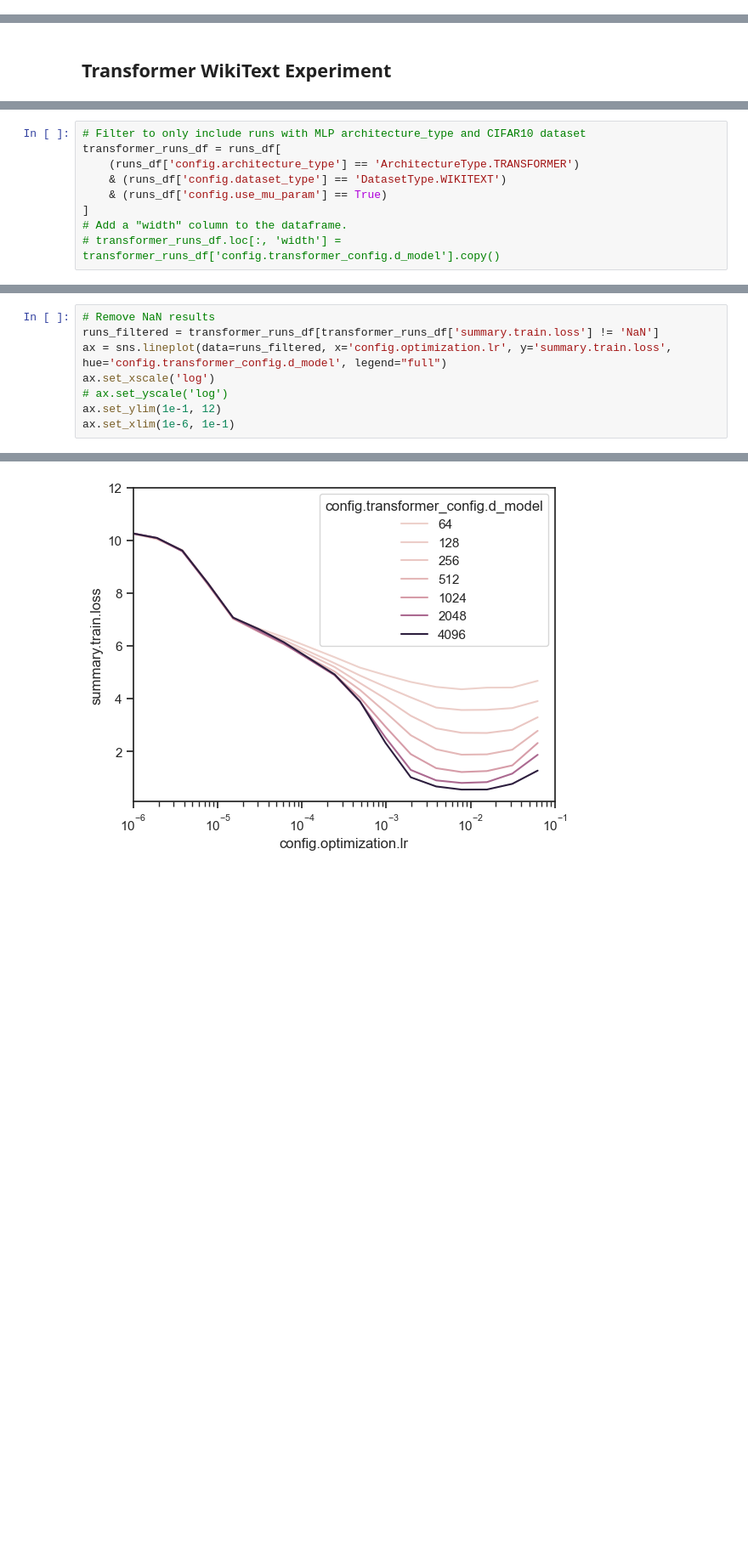
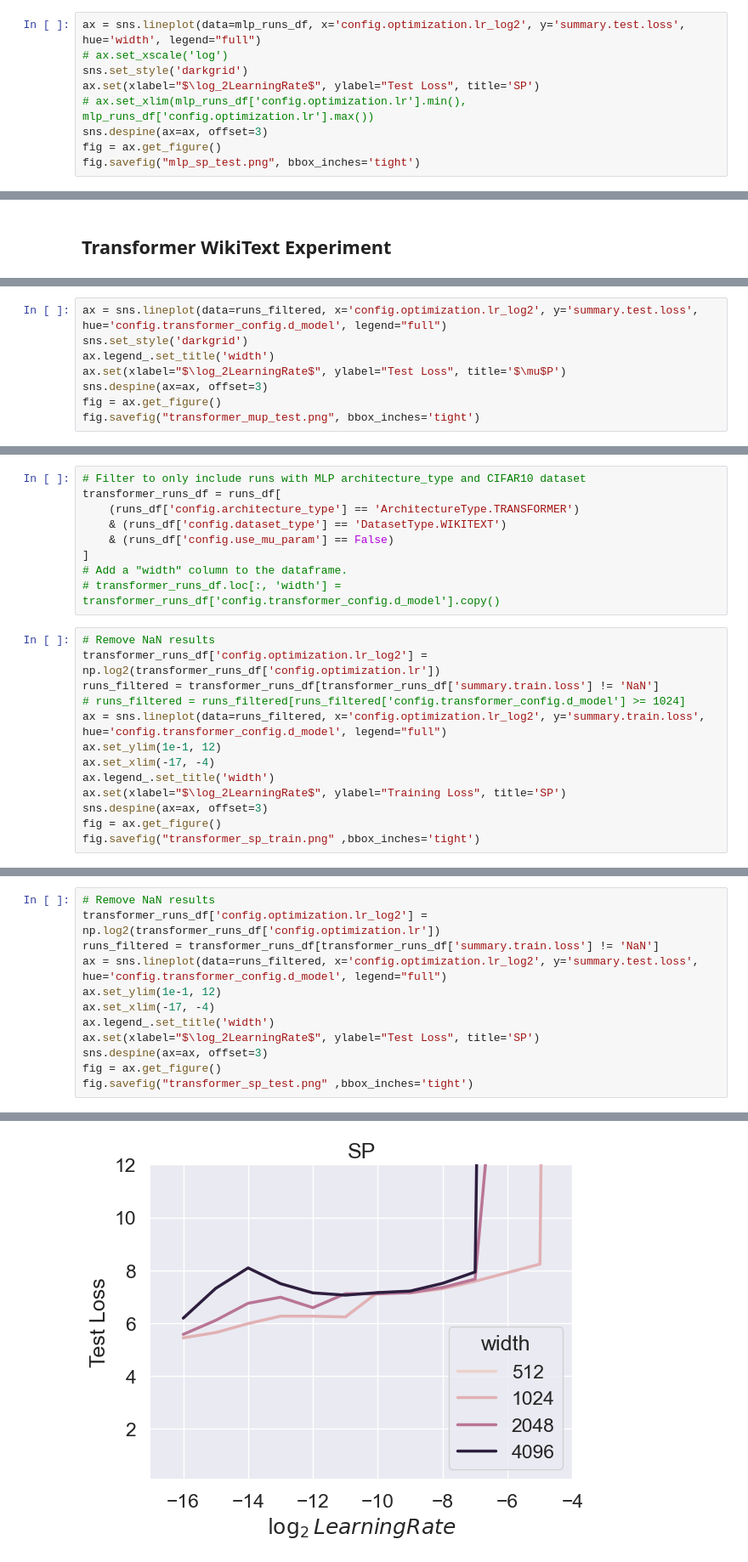
Before and after one commit to BrunoKM/tensor-reprogram, a Jupyter notebook: plots/hyperparam_vs_scale_alignment.ipynb, the cells around one changed output, grey strips where cells are left out. Shown: that part at 85% size. Drawn from its saved outputs; the diff is of its cells as text; blank space fills up the shorter version.

```diff
--- a/plots/hyperparam_vs_scale_alignment.ipynb
+++ b/plots/hyperparam_vs_scale_alignment.ipynb
@@ -125,0 +167,9 @@ ax.set_xscale('log')
+# %%
+ax = sns.lineplot(data=mlp_runs_df, x='config.optimization.lr_log2', y='summary.test.loss', hue='width', legend="full")
+# ax.set_xscale('log')
+sns.set_style('darkgrid')
+ax.set(xlabel="$\log_2LearningRate$", ylabel="Test Loss", title='SP')
+# ax.set_xlim(mlp_runs_df['config.optimization.lr'].min(), mlp_runs_df['config.optimization.lr'].max())
+sns.despine(ax=ax, offset=3)
+fig = ax.get_figure()
+fig.savefig("mlp_sp_test.png", bbox_inches='tight')
@@ -127,0 +209,8 @@ ax.set_xscale('log')
+# %%
+ax = sns.lineplot(data=runs_filtered, x='config.optimization.lr_log2', y='summary.test.loss', hue='config.transformer_config.d_model', legend="full")
+sns.set_style('darkgrid')
+ax.legend_.set_title('width')
+ax.set(xlabel="$\log_2LearningRate$", ylabel="Test Loss", title='$\mu$P')
+sns.despine(ax=ax, offset=3)
+fig = ax.get_figure()
+fig.savefig("transformer_mup_test.png", bbox_inches='tight')
@@ -130,7 +223,20 @@ ax.set_xscale('log')
 transformer_runs_df = runs_df[
     (runs_df['config.architecture_type'] == 'ArchitectureType.TRANSFORMER')
     & (runs_df['config.dataset_type'] == 'DatasetType.WIKITEXT')
-    & (runs_df['config.use_mu_param'] == True)
+    & (runs_df['config.use_mu_param'] == False)
 ]
 # Add a "width" column to the dataframe.
 # transformer_runs_df.loc[:, 'width'] = transformer_runs_df['config.transformer_config.d_model'].copy()
+# %%
+# Remove NaN results
+transformer_runs_df['config.optimization.lr_log2'] = np.log2(transformer_runs_df['config.optimization.lr'])
+runs_filtered = transformer_runs_df[transformer_runs_df['summary.train.loss'] != 'NaN']
+# runs_filtered = runs_filtered[runs_filtered['config.transformer_config.d_model'] >= 1024]
+ax = sns.lineplot(data=runs_filtered, x='config.optimization.lr_log2', y='summary.train.loss', hue='config.transformer_config.d_model', legend="full")
+ax.set_ylim(1e-1, 12)
+ax.set_xlim(-17, -4)
+ax.legend_.set_title('width')
+ax.set(xlabel="$\log_2LearningRate$", ylabel="Training Loss", title='SP')
+sns.despine(ax=ax, offset=3)
+fig = ax.get_figure()
+fig.savefig("transformer_sp_train.png" ,bbox_inches='tight')
@@ -137,9 +250,13 @@ transformer_runs_df = runs_df[
 # %%
 # Remove NaN results
+transformer_runs_df['config.optimization.lr_log2'] = np.log2(transformer_runs_df['config.optimization.lr'])
 runs_filtered = transformer_runs_df[transformer_runs_df['summary.train.loss'] != 'NaN']
-ax = sns.lineplot(data=runs_filtered, x='config.optimization.lr', y='summary.train.loss', hue='config.transformer_config.d_model', legend="full")
-ax.set_xscale('log')
-# ax.set_yscale('log')
+ax = sns.lineplot(data=runs_filtered, x='config.optimization.lr_log2', y='summary.test.loss', hue='config.transformer_config.d_model', legend="full")
 ax.set_ylim(1e-1, 12)
-ax.set_xlim(1e-6, 1e-1)
+ax.set_xlim(-17, -4)
+ax.legend_.set_title('width')
+ax.set(xlabel="$\log_2LearningRate$", ylabel="Test Loss", title='SP')
+sns.despine(ax=ax, offset=3)
+fig = ax.get_figure()
+fig.savefig("transformer_sp_test.png" ,bbox_inches='tight')
 # %% [output]
@@ -147 +268 @@ array([4096, 2048, 1024,  512,  256,  128,   64])
-[figure, old version]
+[figure, new version]
```
Also changed, not shown: parts of 23 cells of this notebook.
